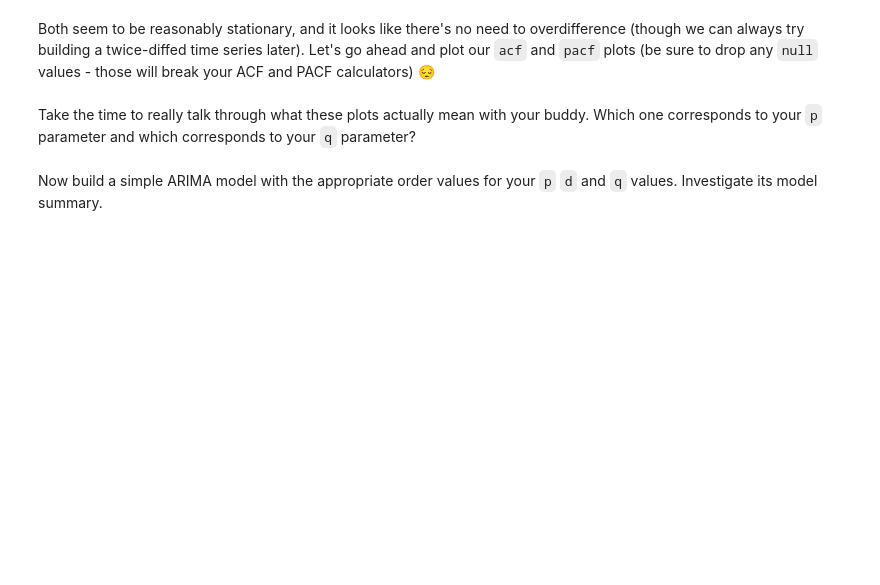
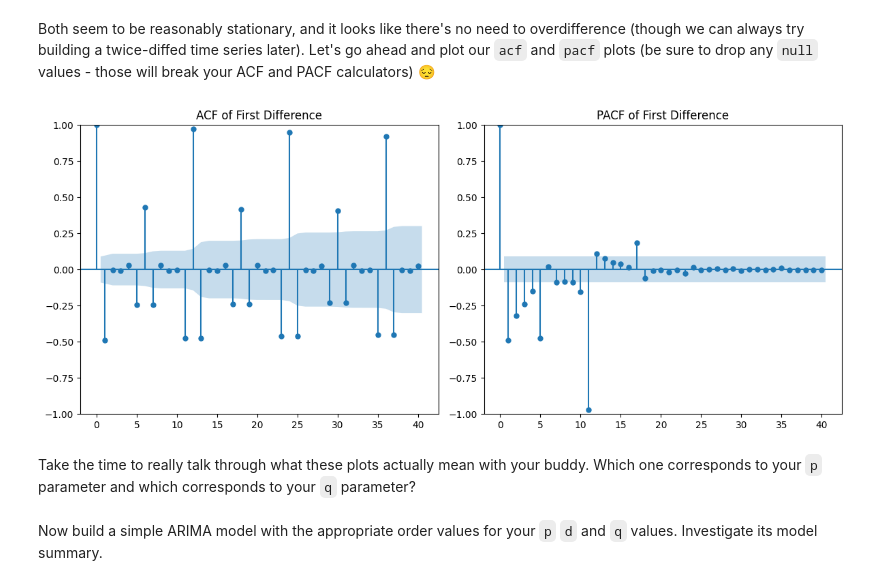
Before and after one commit to saranjthilak/data-arima-101, a Jupyter notebook: arima_seasonal_intro.ipynb, the cells around one changed output. Drawn from its saved outputs; the diff is of its cells as text; code cells hidden in the pictures; blank space fills up the shorter version.

```diff
--- a/arima_seasonal_intro.ipynb
+++ b/arima_seasonal_intro.ipynb
@@ -409,4 +479,19 @@ Both seem to be reasonably stationary, and it looks like there's no need to over
 from statsmodels.graphics.tsaplots import plot_pacf
 from statsmodels.graphics.tsaplots import plot_acf
 # %%
-# YOUR CODE HERE
+# Drop null values from first differenced series
+diff_1_clean = diff_1.dropna()
+
+# Plot ACF and PACF
+plt.figure(figsize=(12,5))
+
+plt.subplot(1, 2, 1)
+plot_acf(diff_1_clean, lags=40, ax=plt.gca(), title='ACF of First Difference')
+
+plt.subplot(1, 2, 2)
+plot_pacf(diff_1_clean, lags=40, ax=plt.gca(), title='PACF of First Difference')
+
+plt.tight_layout()
+plt.show()
+# %% [output]
+[figure, added]
```
Also changed, not shown: parts of 19 cells of this notebook, 2 other files.
